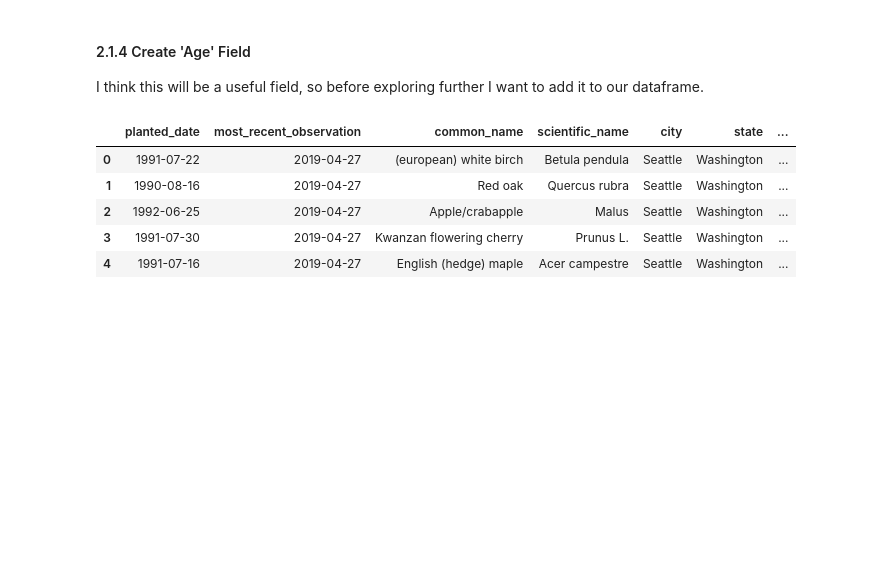
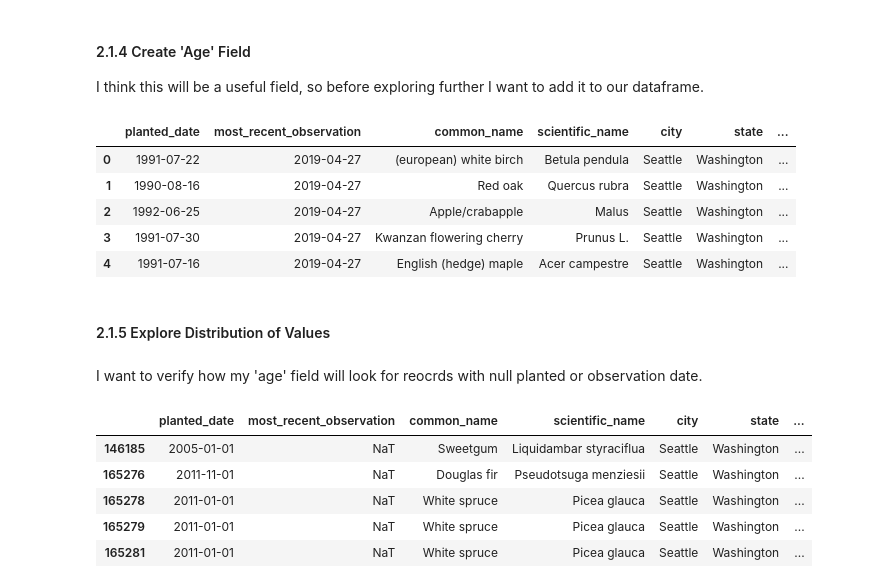
Before and after one commit to BrettlyCD/seattle-trees-project, a Jupyter notebook: 01_data_wrangling_st.ipynb, the cells around one changed output. Saved outputs shown, nothing was run; the diff lists cells and outputs as text; code cells hidden in the pictures; blank space fills up the shorter version.

```diff
--- a/01_data_wrangling_st.ipynb
+++ b/01_data_wrangling_st.ipynb
@@ -198,3 +198,16 @@ trees.head()
 | 2 | 1992-06-25 | 2019-04-27 | Apple/crabapple | Malus | Seattle | Washington | ... |
 | 3 | 1991-07-30 | 2019-04-27 | Kwanzan flowering cherry | Prunus L. | Seattle | Washington | ... |
 | 4 | 1991-07-16 | 2019-04-27 | English (hedge) maple | Acer campestre | Seattle | Washington | ... |
+# %% [markdown]
+#### 2.1.5 Explore Distribution of Values
+# %% [markdown]
+I want to verify how my 'age' field will look for reocrds with null planted or observation date.
+# %%
+trees[trees['most_recent_observation'].isna()].head()
+# %% [output]
+|  | planted_date | most_recent_observation | common_name | scientific_name | city | state | ... |
+| 146185 | 2005-01-01 | NaT | Sweetgum | Liquidambar styraciflua | Seattle | Washington | ... |
+| 165276 | 2011-11-01 | NaT | Douglas fir | Pseudotsuga menziesii | Seattle | Washington | ... |
+| 165278 | 2011-01-01 | NaT | White spruce | Picea glauca | Seattle | Washington | ... |
+| 165279 | 2011-01-01 | NaT | White spruce | Picea glauca | Seattle | Washington | ... |
+| 165281 | 2011-01-01 | NaT | White spruce | Picea glauca | Seattle | Washington | ... |
```
Also changed, not shown: parts of 29 cells of this notebook.
